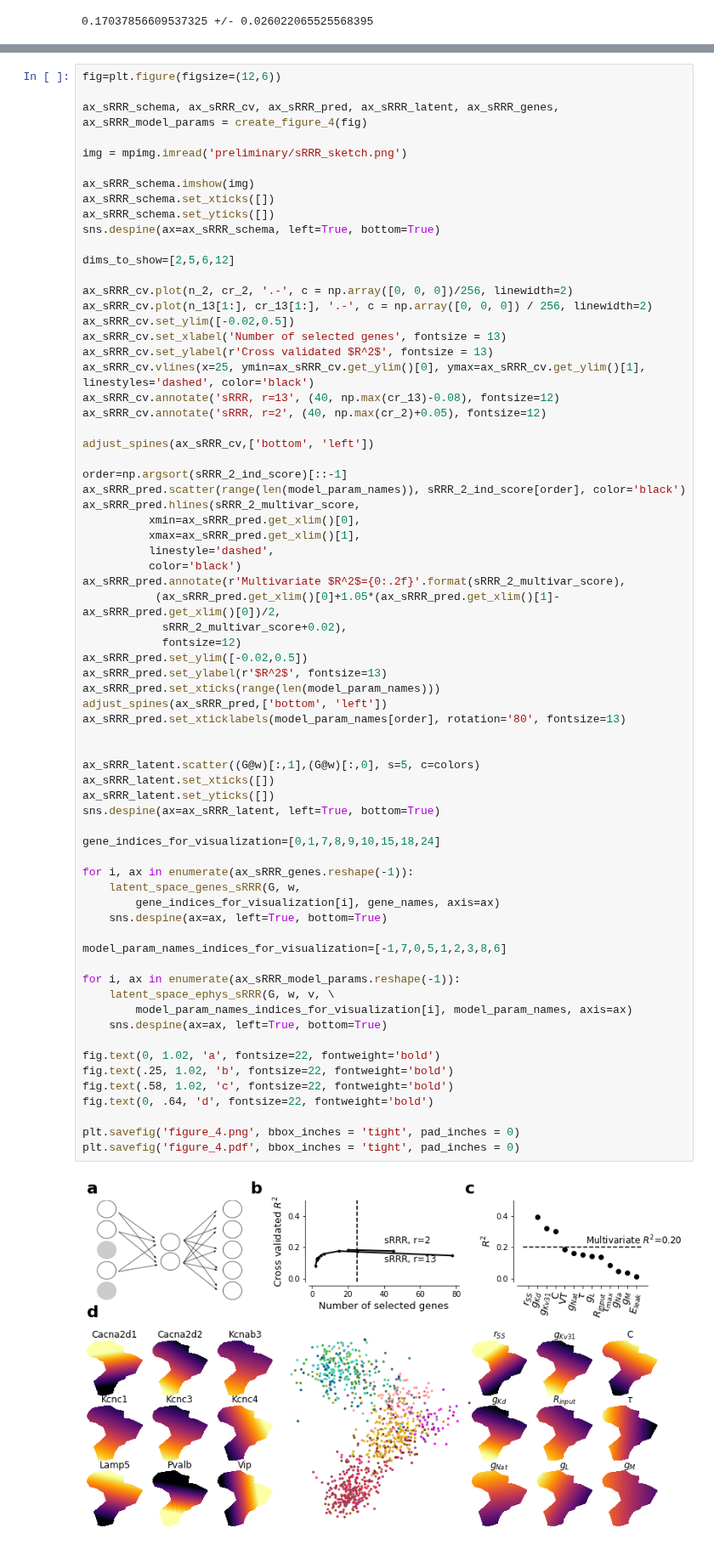
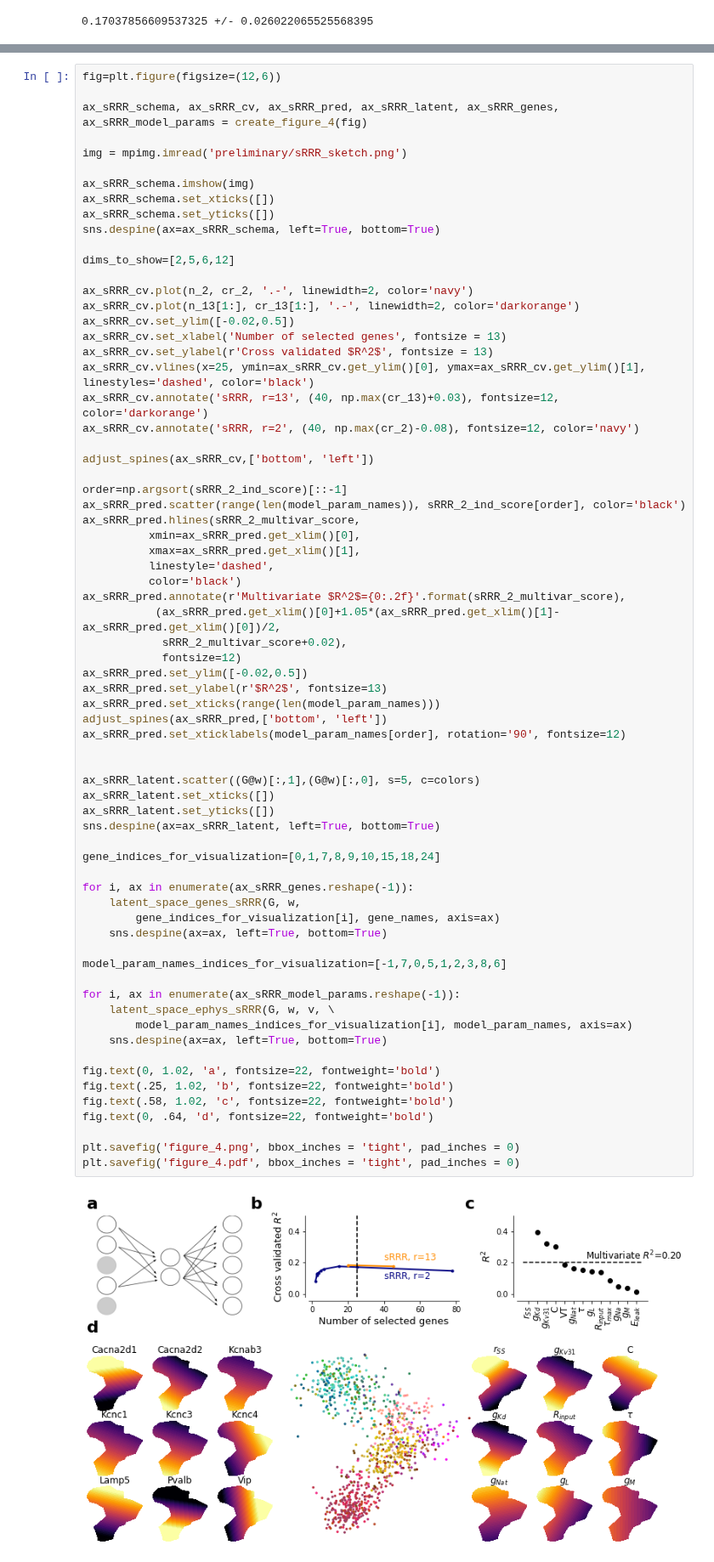
Before and after one commit to berenslab/hh_sbi, a Jupyter notebook: figures/figure_4_and_5.ipynb, the cells around one changed output, grey strips where cells are left out. Shown at 85% size. Drawn from its saved outputs; the diff is of its cells as text.

```diff
--- a/figures/figure_4_and_5.ipynb
+++ b/figures/figure_4_and_5.ipynb
@@ -501,14 +501,14 @@ sns.despine(ax=ax_sRRR_schema, left=True, bottom=True)
 
 dims_to_show=[2,5,6,12]
 
-ax_sRRR_cv.plot(n_2, cr_2, '.-', c = np.array([0, 0, 0])/256, linewidth=2)
-ax_sRRR_cv.plot(n_13[1:], cr_13[1:], '.-', c = np.array([0, 0, 0]) / 256, linewidth=2)
+ax_sRRR_cv.plot(n_2, cr_2, '.-', linewidth=2, color='navy')
+ax_sRRR_cv.plot(n_13[1:], cr_13[1:], '.-', linewidth=2, color='darkorange')
 ax_sRRR_cv.set_ylim([-0.02,0.5])
 ax_sRRR_cv.set_xlabel('Number of selected genes', fontsize = 13)
 ax_sRRR_cv.set_ylabel(r'Cross validated $R^2$', fontsize = 13)
 ax_sRRR_cv.vlines(x=25, ymin=ax_sRRR_cv.get_ylim()[0], ymax=ax_sRRR_cv.get_ylim()[1], linestyles='dashed', color='black')
-ax_sRRR_cv.annotate('sRRR, r=13', (40, np.max(cr_13)-0.08), fontsize=12)
-ax_sRRR_cv.annotate('sRRR, r=2', (40, np.max(cr_2)+0.05), fontsize=12)
+ax_sRRR_cv.annotate('sRRR, r=13', (40, np.max(cr_13)+0.03), fontsize=12, color='darkorange')
+ax_sRRR_cv.annotate('sRRR, r=2', (40, np.max(cr_2)-0.08), fontsize=12, color='navy')
 
 adjust_spines(ax_sRRR_cv,['bottom', 'left'])
 
@@ -527,37 +527,37 @@ ax_sRRR_pred.set_ylim([-0.02,0.5])
 ax_sRRR_pred.set_ylabel(r'$R^2$', fontsize=13)
 ax_sRRR_pred.set_xticks(range(len(model_param_names)))
 adjust_spines(ax_sRRR_pred,['bottom', 'left'])
-ax_sRRR_pred.set_xticklabels(model_param_names[order], rotation='80', fontsize=13)
+ax_sRRR_pred.set_xticklabels(model_param_names[order], rotation='90', fontsize=12)
 
 
 ax_sRRR_latent.scatter((G@w)[:,1],(G@w)[:,0], s=5, c=colors)
 ax_sRRR_latent.set_xticks([])
 ax_sRRR_latent.set_yticks([])
 sns.despine(ax=ax_sRRR_latent, left=True, bottom=True)
 
 gene_indices_for_visualization=[0,1,7,8,9,10,15,18,24]
 
 for i, ax in enumerate(ax_sRRR_genes.reshape(-1)):
     latent_space_genes_sRRR(G, w,
         gene_indices_for_visualization[i], gene_names, axis=ax)
     sns.despine(ax=ax, left=True, bottom=True)
 
 model_param_names_indices_for_visualization=[-1,7,0,5,1,2,3,8,6]
 
 for i, ax in enumerate(ax_sRRR_model_params.reshape(-1)):
     latent_space_ephys_sRRR(G, w, v, \
         model_param_names_indices_for_visualization[i], model_param_names, axis=ax)
     sns.despine(ax=ax, left=True, bottom=True)
 
 fig.text(0, 1.02, 'a', fontsize=22, fontweight='bold')
 fig.text(.25, 1.02, 'b', fontsize=22, fontweight='bold')
 fig.text(.58, 1.02, 'c', fontsize=22, fontweight='bold')
 fig.text(0, .64, 'd', fontsize=22, fontweight='bold')
 
 plt.savefig('figure_4.png', bbox_inches = 'tight', pad_inches = 0)
 plt.savefig('figure_4.pdf', bbox_inches = 'tight', pad_inches = 0)
 # %% [output]
-[figure, old version]
+[figure, new version]
 # %%
 def create_figure_5(fig):
 
```
Also changed, not shown: parts of 5 cells of this notebook, 4 other files.
